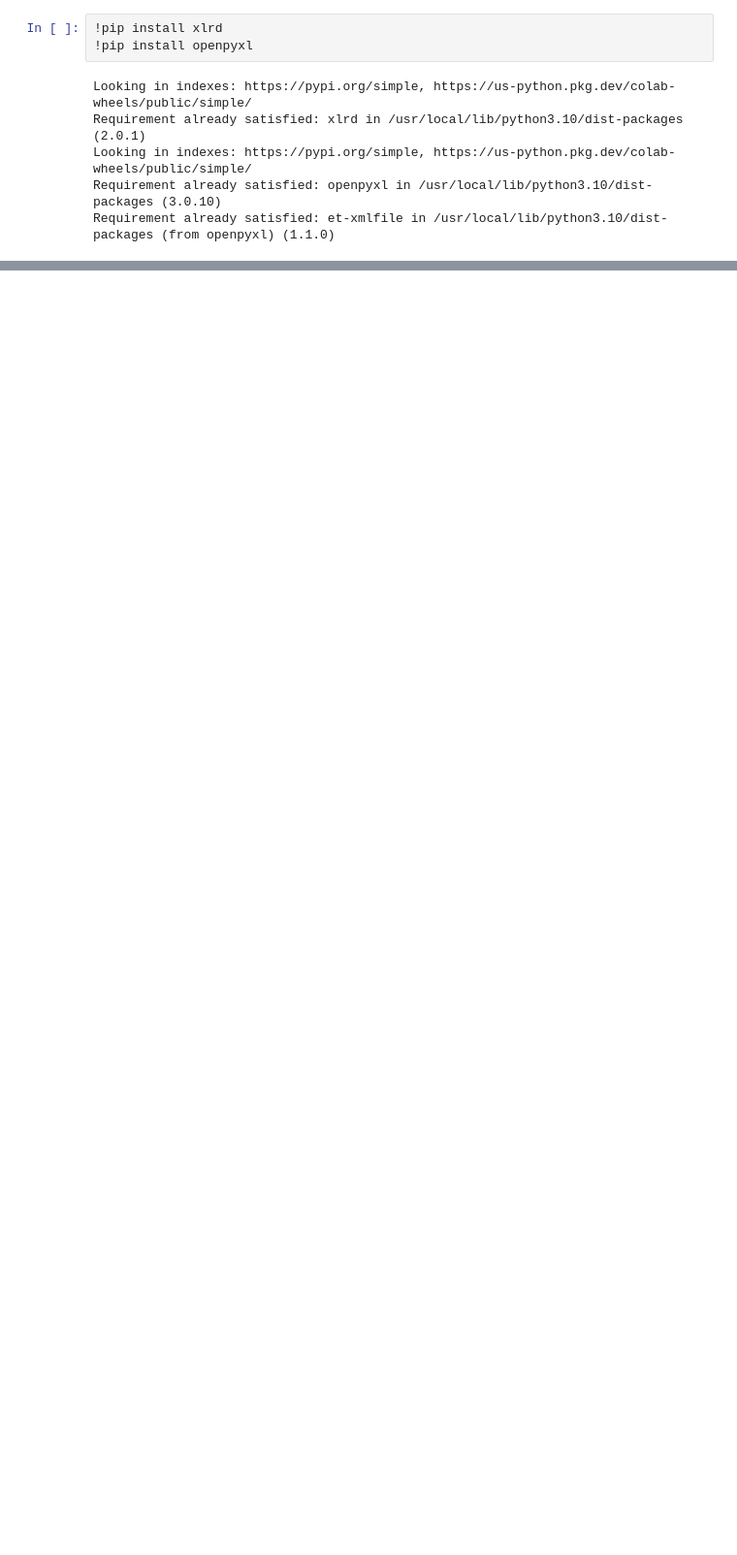
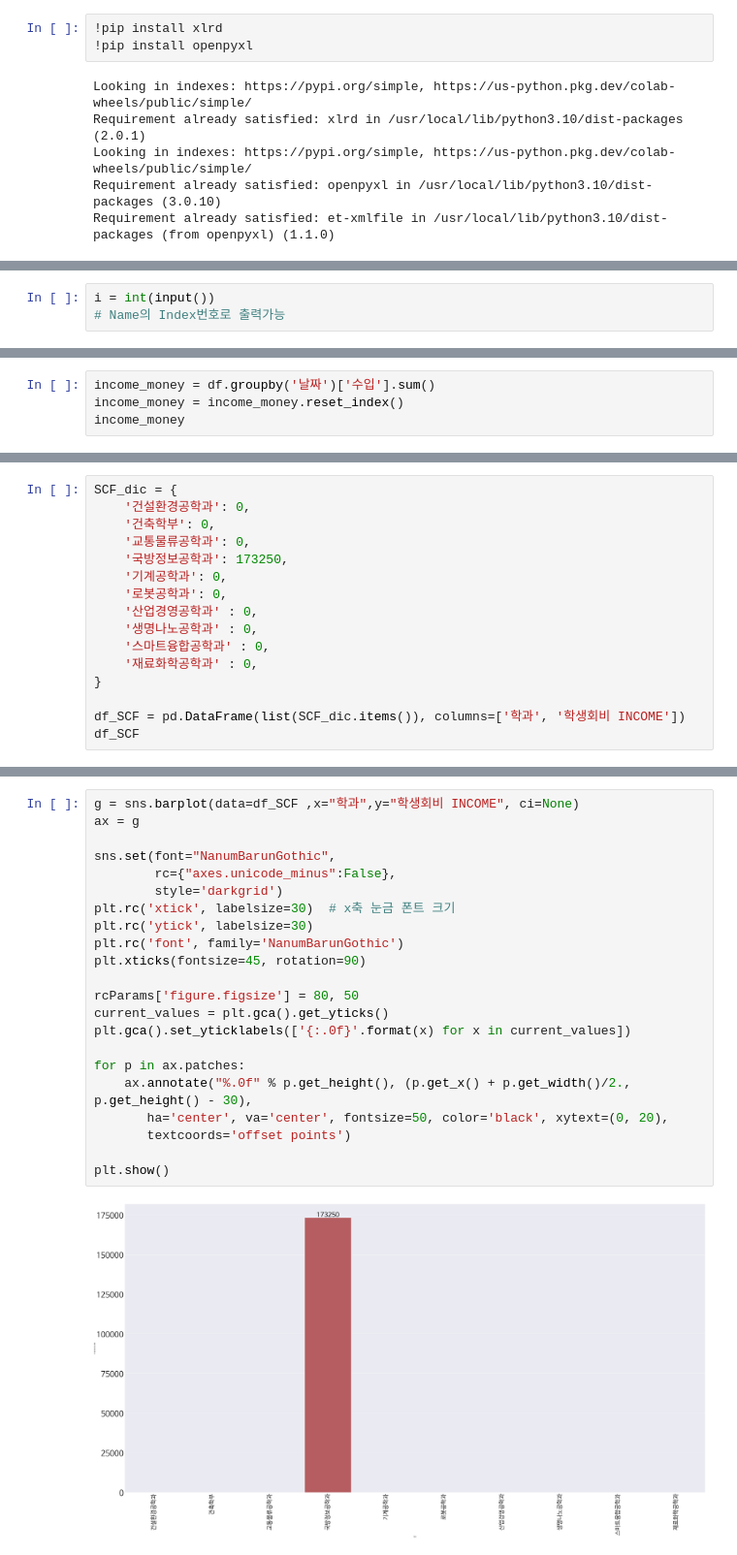
Before and after one commit to linsoomin/HYU-ERICA-SCF-2022-2, a Jupyter notebook: HYU_ERICA_SCF_2022_2_Engineering.ipynb, the cells around one changed output, grey strips where cells are left out. Shown at 97% size. Saved outputs shown, nothing was run; the diff lists cells and outputs as text; blank space fills up the shorter version.

```diff
--- a/HYU_ERICA_SCF_2022_2_Engineering.ipynb
+++ b/HYU_ERICA_SCF_2022_2_Engineering.ipynb
@@ -234,0 +67,3 @@ print(High_cost) # 가장 많이 지출한 사업과 내용과 비용
+# %%
+i = int(input())
+# Name의 Index번호로 출력가능
@@ -234,0 +223,4 @@ print(High_cost) # 가장 많이 지출한 사업과 내용과 비용
+# %%
+income_money = df.groupby('날짜')['수입'].sum()
+income_money = income_money.reset_index()
+income_money
@@ -234,0 +349,16 @@ print(High_cost) # 가장 많이 지출한 사업과 내용과 비용
+# %%
+SCF_dic = {
+    '건설환경공학과': 0,
+    '건축학부': 0,
+    '교통물류공학과': 0,
+    '국방정보공학과': 173250,
+    '기계공학과': 0,
+    '로봇공학과': 0,
+    '산업경영공학과' : 0,
+    '생명나노공학과' : 0,
+    '스마트융합공학과' : 0,
+    '재료화학공학과' : 0,
+}
+
+df_SCF = pd.DataFrame(list(SCF_dic.items()), columns=['학과', '학생회비 INCOME'])
+df_SCF
@@ -234,0 +377,24 @@ print(High_cost) # 가장 많이 지출한 사업과 내용과 비용
+# %%
+g = sns.barplot(data=df_SCF ,x="학과",y="학생회비 INCOME", ci=None)
+ax = g
+
+sns.set(font="NanumBarunGothic",
+        rc={"axes.unicode_minus":False},
+        style='darkgrid')
+plt.rc('xtick', labelsize=30)  # x축 눈금 폰트 크기
+plt.rc('ytick', labelsize=30)
+plt.rc('font', family='NanumBarunGothic')
+plt.xticks(fontsize=45, rotation=90)
+
+rcParams['figure.figsize'] = 80, 50
+current_values = plt.gca().get_yticks()
+plt.gca().set_yticklabels(['{:.0f}'.format(x) for x in current_values])
+
+for p in ax.patches:
+    ax.annotate("%.0f" % p.get_height(), (p.get_x() + p.get_width()/2., p.get_height() - 30),
+       ha='center', va='center', fontsize=50, color='black', xytext=(0, 20),
+       textcoords='offset points')
+
+plt.show()
+# %% [output]
+[figure, added]
```
Also changed, not shown: parts of 38 cells of this notebook, 1 other file.
